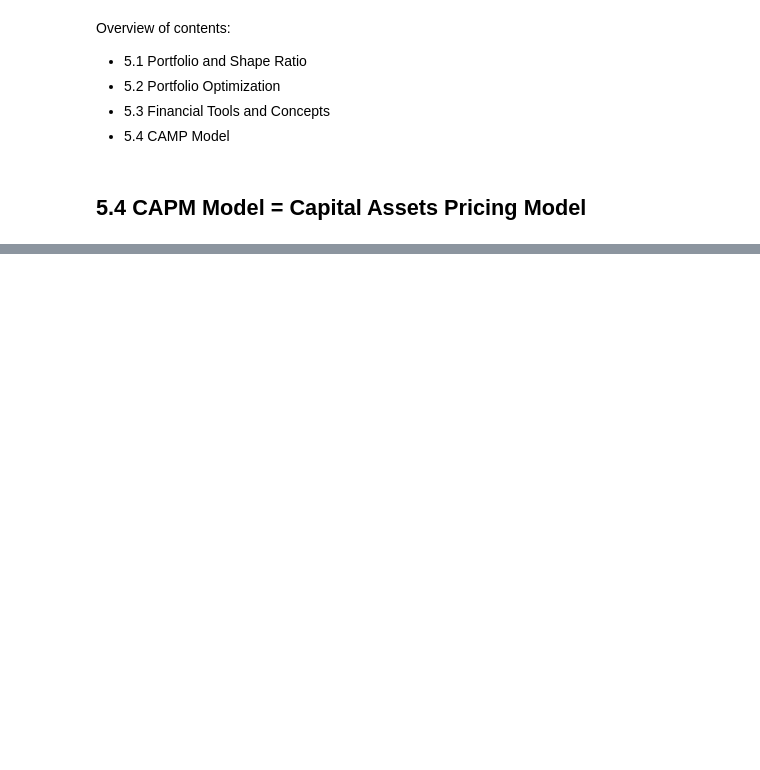
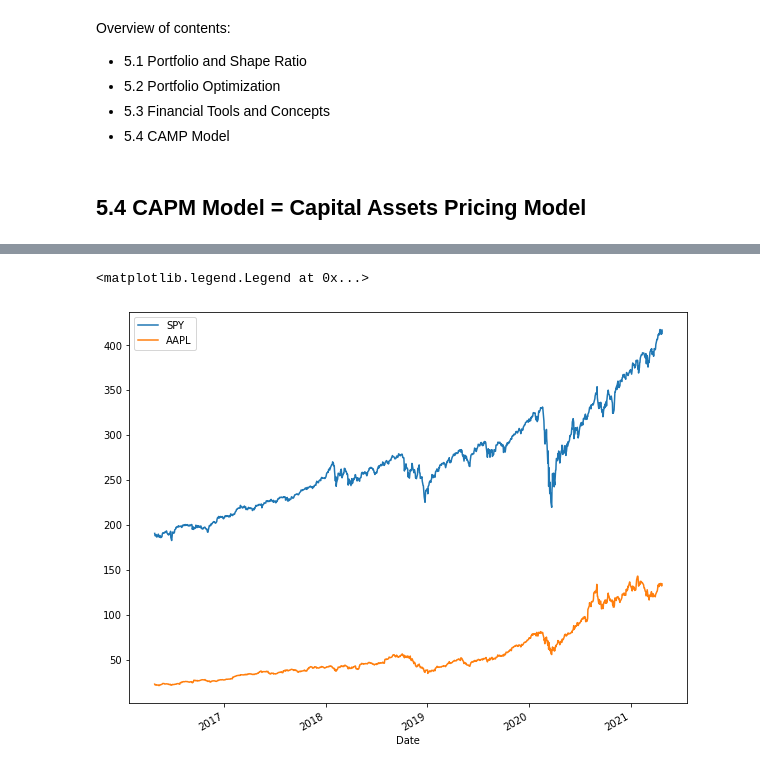
Before and after one commit to mxagar/finance_accounting_courses, a Jupyter notebook: python_finance/05_FinanceFundamentals/05_3_CAPM.ipynb, the cells around one changed output, grey strips where cells are left out. Drawn from its saved outputs; the diff is of its cells as text; code cells hidden in the pictures; blank space fills up the shorter version.

```diff
--- a/python_finance/05_FinanceFundamentals/05_3_CAPM.ipynb
+++ b/python_finance/05_FinanceFundamentals/05_3_CAPM.ipynb
@@ -41,0 +65,5 @@ spy_etf = web.DataReader('SPY','yahoo')
+# %%
+start = pd.to_datetime('2016-04-27')
+end = pd.to_datetime('2021-04-23')
+# %%
+aapl = web.DataReader('AAPL','yahoo',start,end)
@@ -41,0 +82,8 @@ spy_etf = web.DataReader('SPY','yahoo')
+# %%
+# We plot both market and stock
+spy_etf['Adj Close'].plot(figsize=(10,8),label='SPY')
+aapl['Adj Close'].plot(figsize=(10,8),label='AAPL')
+plt.legend()
+# %% [output]
+<matplotlib.legend.Legend at 0x...>
+[figure, added]
```
Also changed, not shown: parts of 21 cells of this notebook, 2 other files.
